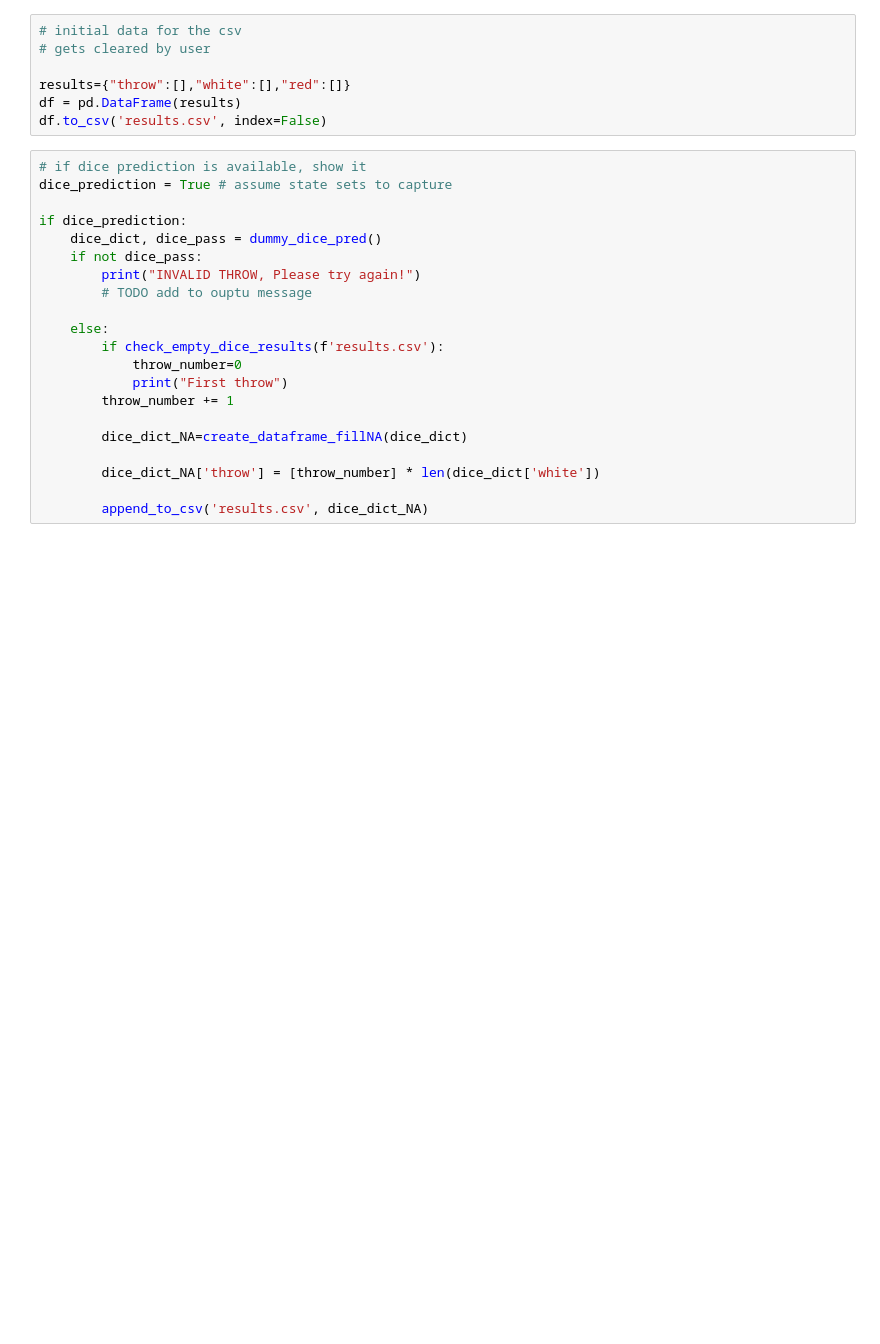
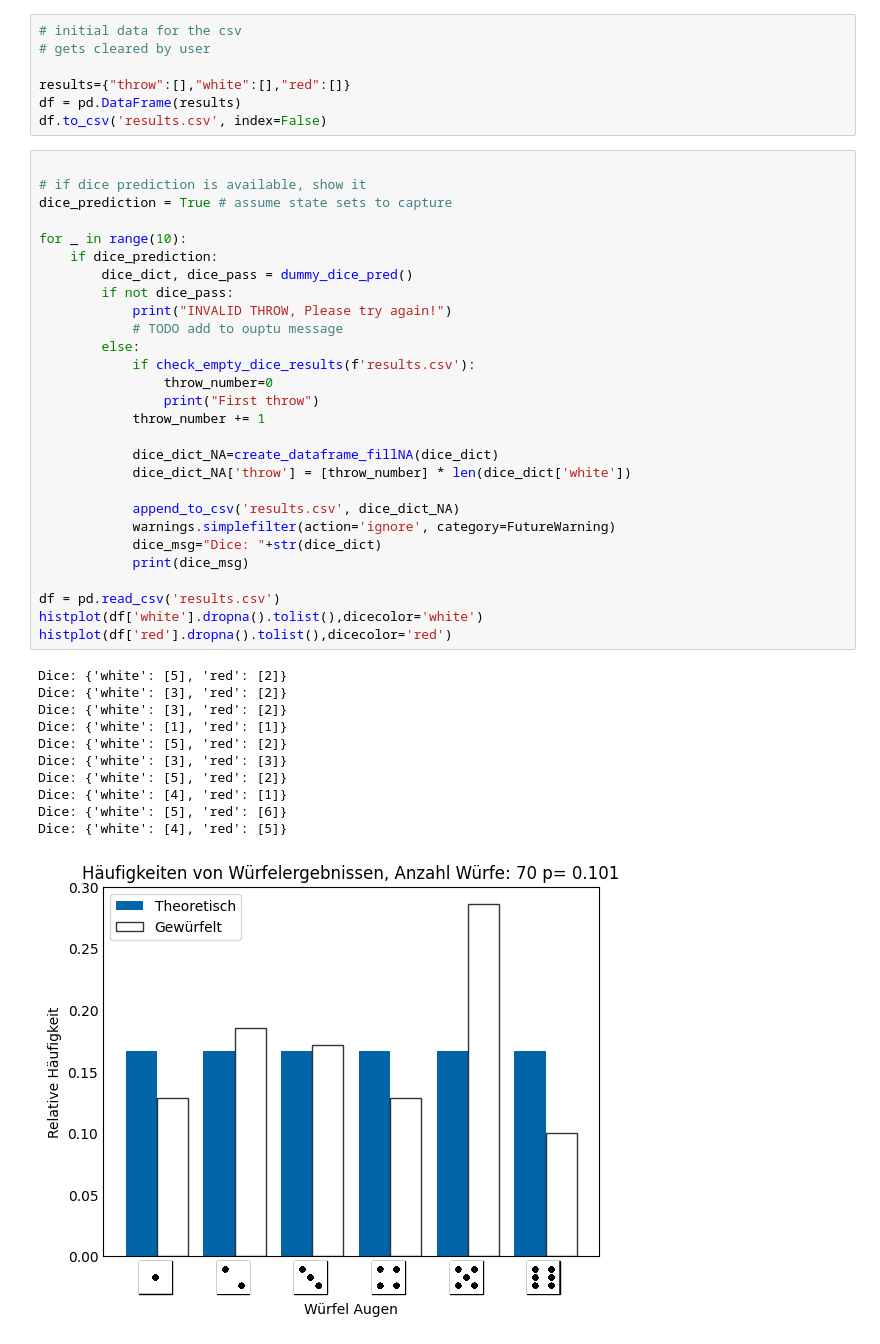
Before and after one commit to buehlpa/Dice, a Jupyter notebook: workspace/histogram_CHISQUARE.ipynb, the cells around one changed output. Drawn from its saved outputs; the diff is of its cells as text; blank space fills up the shorter version.

```diff
--- a/workspace/histogram_CHISQUARE.ipynb
+++ b/workspace/histogram_CHISQUARE.ipynb
@@ -104,23 +130,42 @@ results={"throw":[],"white":[],"red":[]}
 df = pd.DataFrame(results)
 df.to_csv('results.csv', index=False)
 # %%
+
 # if dice prediction is available, show it
 dice_prediction = True # assume state sets to capture
 
-if dice_prediction:
-    dice_dict, dice_pass = dummy_dice_pred()
-    if not dice_pass:
-        print("INVALID THROW, Please try again!")
-        # TODO add to ouptu message
+for _ in range(10):
+    if dice_prediction:
+        dice_dict, dice_pass = dummy_dice_pred()
+        if not dice_pass:
+            print("INVALID THROW, Please try again!")
+            # TODO add to ouptu message
+        else:
+            if check_empty_dice_results(f'results.csv'):
+                throw_number=0
+                print("First throw")
+            throw_number += 1
 
-    else:
-        if check_empty_dice_results(f'results.csv'):
-            throw_number=0
-            print("First throw")
-        throw_number += 1
+            dice_dict_NA=create_dataframe_fillNA(dice_dict)
+            dice_dict_NA['throw'] = [throw_number] * len(dice_dict['white'])
 
-        dice_dict_NA=create_dataframe_fillNA(dice_dict)
+            append_to_csv('results.csv', dice_dict_NA)
+            warnings.simplefilter(action='ignore', category=FutureWarning)
+            dice_msg="Dice: "+str(dice_dict)
+            print(dice_msg)
 
-        dice_dict_NA['throw'] = [throw_number] * len(dice_dict['white'])
-
-        append_to_csv('results.csv', dice_dict_NA)
+df = pd.read_csv('results.csv')
+histplot(df['white'].dropna().tolist(),dicecolor='white')
+histplot(df['red'].dropna().tolist(),dicecolor='red')
+# %% [output]
+Dice: {'white': [5], 'red': [2]}
+Dice: {'white': [3], 'red': [2]}
+Dice: {'white': [3], 'red': [2]}
+Dice: {'white': [1], 'red': [1]}
+Dice: {'white': [5], 'red': [2]}
+Dice: {'white': [3], 'red': [3]}
+Dice: {'white': [5], 'red': [2]}
+Dice: {'white': [4], 'red': [1]}
+Dice: {'white': [5], 'red': [6]}
+Dice: {'white': [4], 'red': [5]}
+[figure, added]
```
Also changed, not shown: parts of 4 cells of this notebook, 4 other files.
